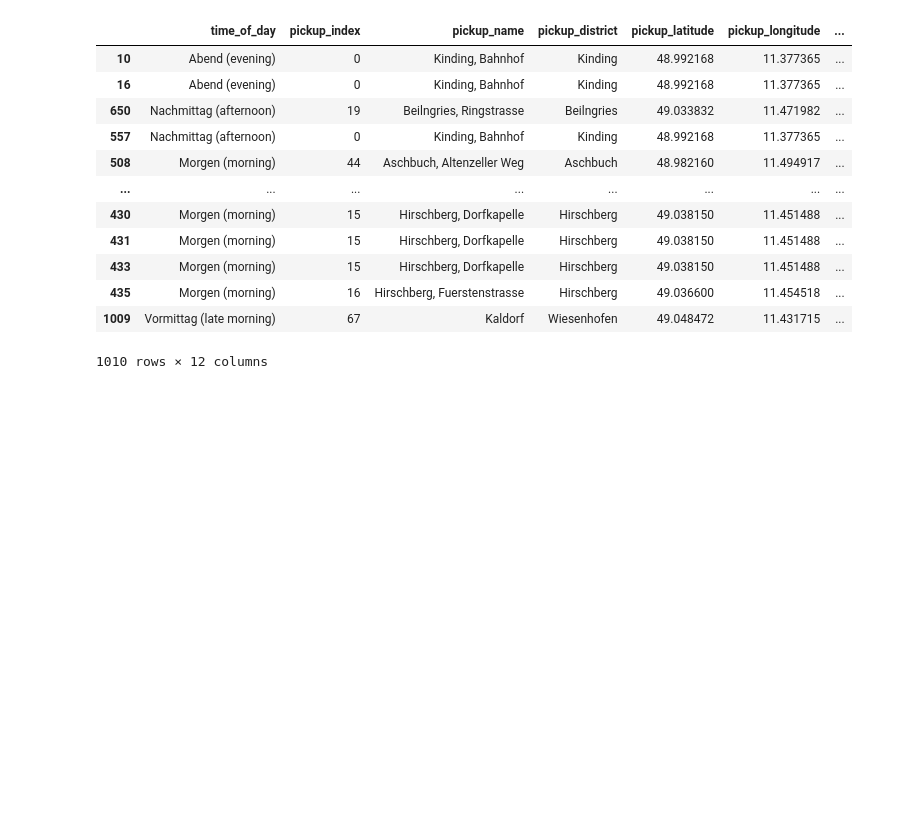
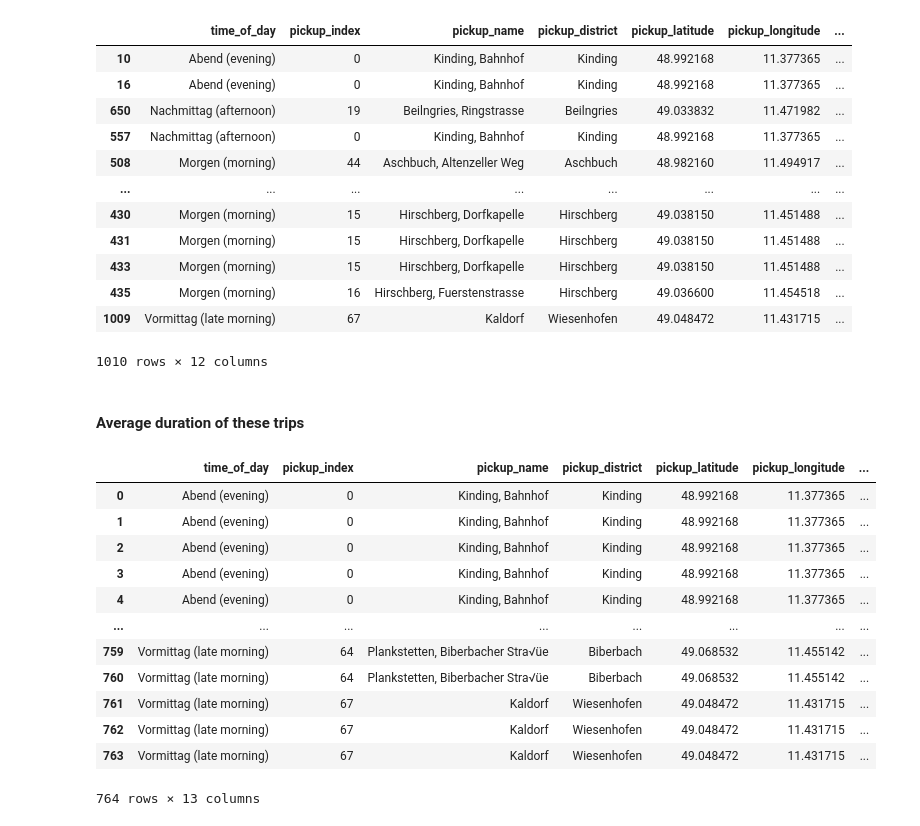
Before and after one commit to nairjayesh/vgi_hackathon_2024, a Jupyter notebook: data.ipynb, the cells around one changed output. Drawn from its saved outputs; the diff is of its cells as text; code cells hidden in the pictures; blank space fills up the shorter version.

Commit message:
Average duration of these trips

```diff
--- a/data.ipynb
+++ b/data.ipynb
@@ -122,3 +128,36 @@ travel_pattern
 | 435 | Morgen (morning) | 16 | Hirschberg, Fuerstenstrasse | Hirschberg | 49.036600 | 11.454518 | ... |
 | 1009 | Vormittag (late morning) | 67 | Kaldorf | Wiesenhofen | 49.048472 | 11.431715 | ... |
 1010 rows × 12 columns
+# %% [markdown]
+#### Average duration of these trips
+# %%
+def calc_time_difference(fromdate, todate):
+    return (fromdate - todate).dt.total_seconds() / 60
+# %%
+average_duration = merged_data.copy()
+average_duration['Trip duration (minutes)'] = calc_time_difference(average_duration['Actual Dropoff Time'], average_duration['Actual Pickup Time'])
+average_duration['time_of_day'] = merged_data['Actual Pickup Time'].dt.hour.apply(categorize_time_of_day)
+
+average_duration = average_duration[average_duration['Passenger status'] != 'Cancelled']
+
+average_duration =  average_duration.groupby(['time_of_day', 'pickup_index', 'pickup_name', 'pickup_district', 'pickup_latitude', 'pickup_longitude',
+                                    'index_dropoff', 'name_dropoff', 'district_dropoff', 'latitude_dropoff', 'longitude_dropoff']) \
+                          .agg(Frequency=('Trip duration (minutes)', 'size'),
+                               Avg_Duration=('Trip duration (minutes)', 'mean')) \
+                          .reset_index()
+
+average_duration
+# %% [output]
+|  | time_of_day | pickup_index | pickup_name | pickup_district | pickup_latitude | pickup_longitude | ... |
+| 0 | Abend (evening) | 0 | Kinding, Bahnhof | Kinding | 48.992168 | 11.377365 | ... |
+| 1 | Abend (evening) | 0 | Kinding, Bahnhof | Kinding | 48.992168 | 11.377365 | ... |
+| 2 | Abend (evening) | 0 | Kinding, Bahnhof | Kinding | 48.992168 | 11.377365 | ... |
+| 3 | Abend (evening) | 0 | Kinding, Bahnhof | Kinding | 48.992168 | 11.377365 | ... |
+| 4 | Abend (evening) | 0 | Kinding, Bahnhof | Kinding | 48.992168 | 11.377365 | ... |
+| ... | ... | ... | ... | ... | ... | ... | ... |
+| 759 | Vormittag (late morning) | 64 | Plankstetten, Biberbacher Stra√üe | Biberbach | 49.068532 | 11.455142 | ... |
+| 760 | Vormittag (late morning) | 64 | Plankstetten, Biberbacher Stra√üe | Biberbach | 49.068532 | 11.455142 | ... |
+| 761 | Vormittag (late morning) | 67 | Kaldorf | Wiesenhofen | 49.048472 | 11.431715 | ... |
+| 762 | Vormittag (late morning) | 67 | Kaldorf | Wiesenhofen | 49.048472 | 11.431715 | ... |
+| 763 | Vormittag (late morning) | 67 | Kaldorf | Wiesenhofen | 49.048472 | 11.431715 | ... |
+764 rows × 13 columns
```
Also changed, not shown: parts of 1 cell of this notebook.
